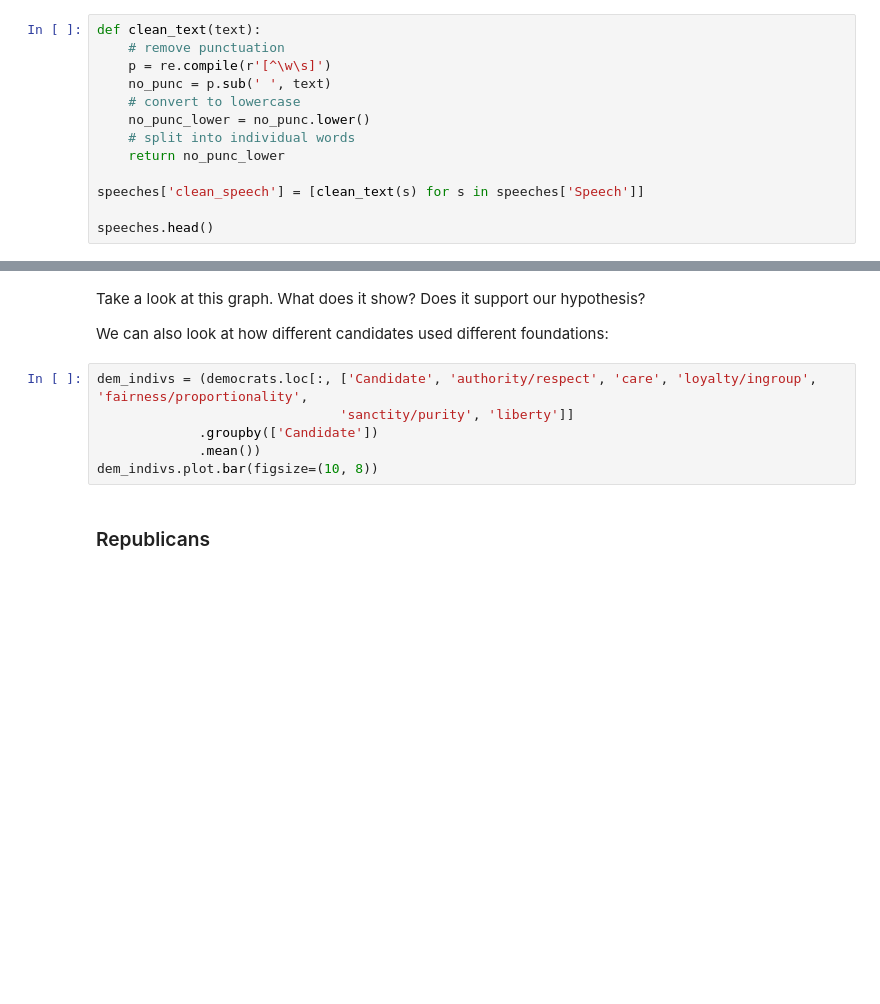
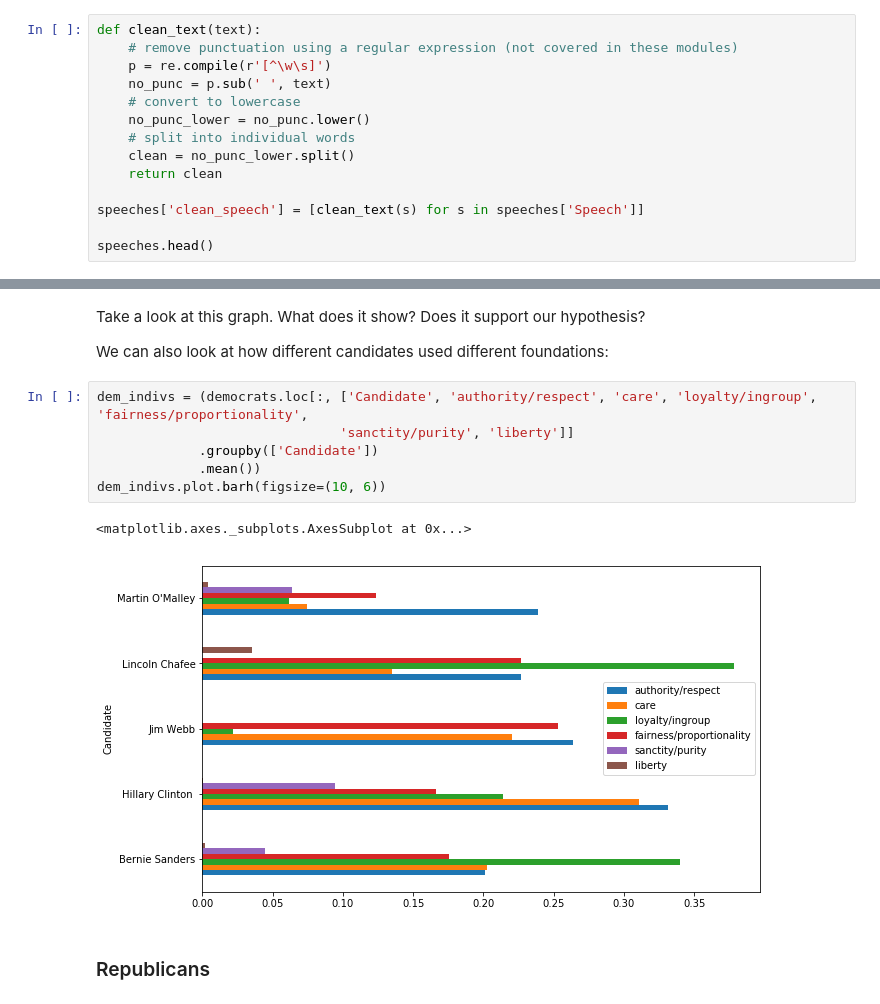
Before and after one commit to ds-modules/XRHETOR-R1A, a Jupyter notebook: 02-Moral-Foundations-Analysis/02-Moral-Foundations-Analysis.ipynb, the cells around one changed output, grey strips where cells are left out. Drawn from its saved outputs; the diff is of its cells as text; blank space fills up the shorter version.

```diff
--- a/02-Moral-Foundations-Analysis/02-Moral-Foundations-Analysis.ipynb
+++ b/02-Moral-Foundations-Analysis/02-Moral-Foundations-Analysis.ipynb
@@ -131,12 +180,13 @@ Let's add a column to our 'speeches' table that contains the lowercase text of t
 # %%
 def clean_text(text):
-    # remove punctuation
+    # remove punctuation using a regular expression (not covered in these modules)
     p = re.compile(r'[^\w\s]')
     no_punc = p.sub(' ', text)
     # convert to lowercase
     no_punc_lower = no_punc.lower()
     # split into individual words
-    return no_punc_lower
+    clean = no_punc_lower.split()
+    return clean
 
 speeches['clean_speech'] = [clean_text(s) for s in speeches['Speech']]
 
@@ -201,9 +362,12 @@ We can also look at how different candidates used different foundations:
 # %%
 dem_indivs = (democrats.loc[:, ['Candidate', 'authority/respect', 'care', 'loyalty/ingroup', 'fairness/proportionality',
                                'sanctity/purity', 'liberty']]
              .groupby(['Candidate'])
              .mean())
-dem_indivs.plot.bar(figsize=(10, 8))
+dem_indivs.plot.barh(figsize=(10, 6))
+# %% [output]
+<matplotlib.axes._subplots.AxesSubplot at 0x...>
+[figure, added]
 # %% [markdown]
 ### Republicans <a id='subsection 5'></a>
 # %% [markdown]
```
Also changed, not shown: parts of 55 cells of this notebook.
